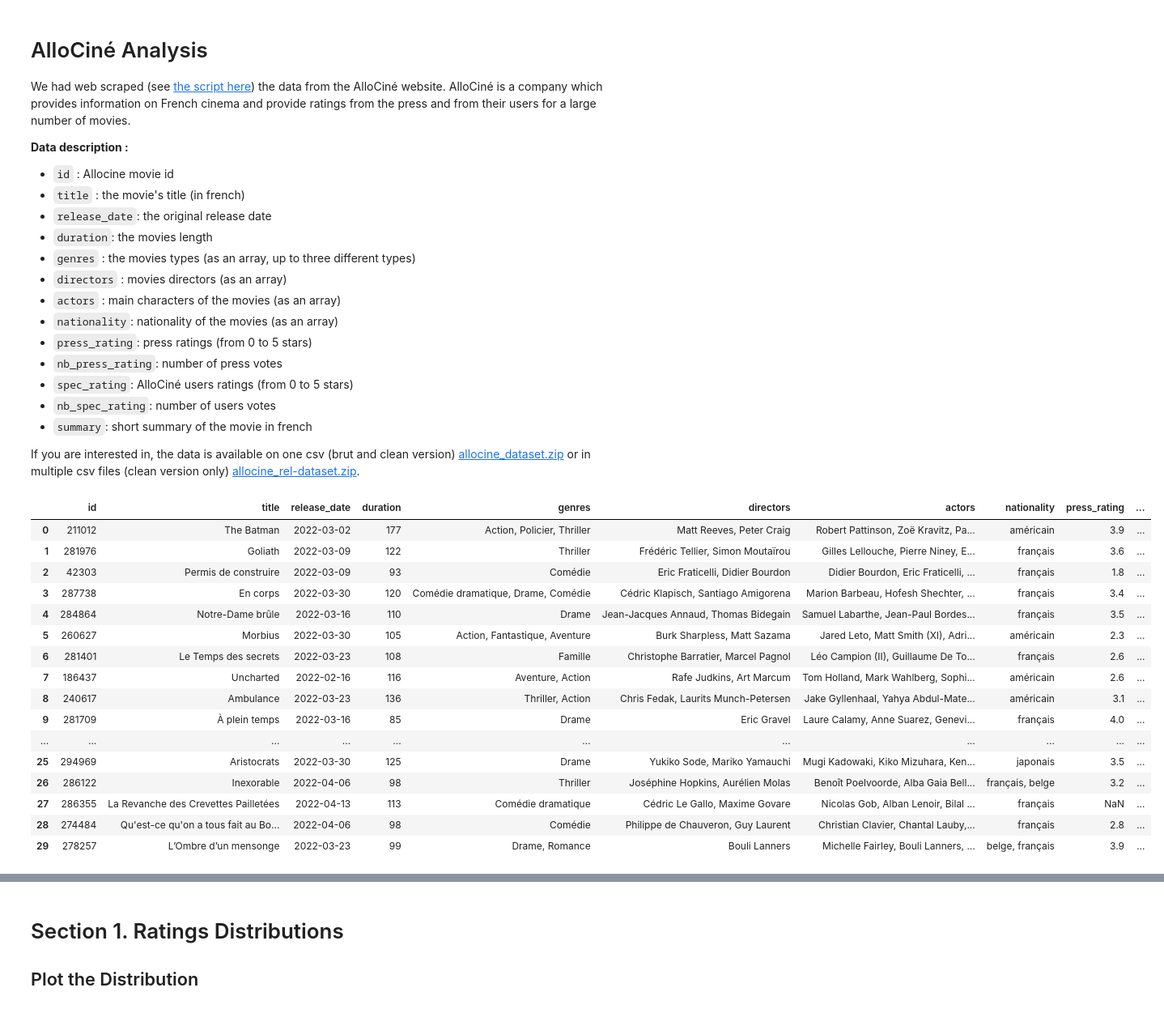
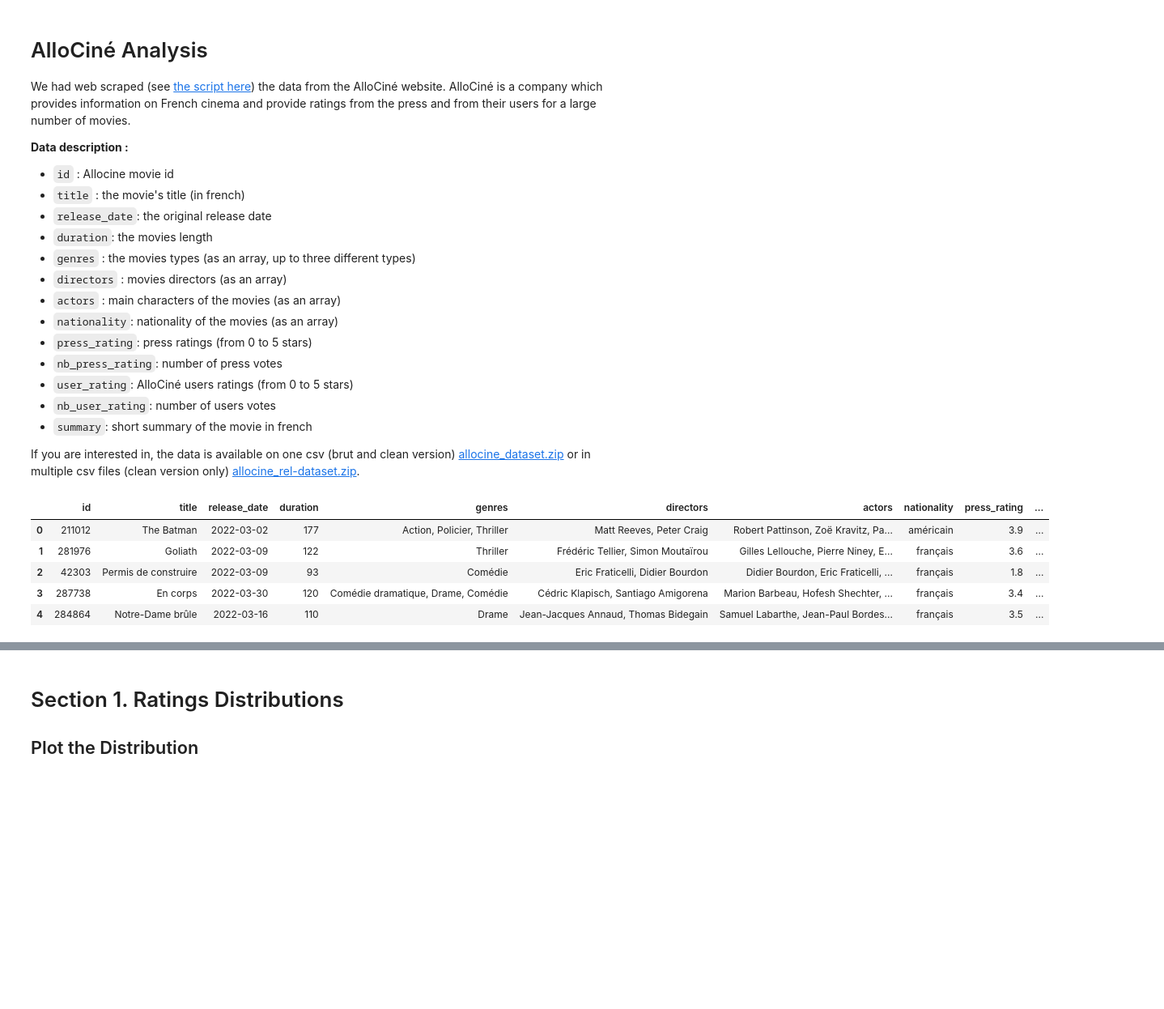
Before and after one commit to Bastien-LDC/Allocine-project, a Jupyter notebook: Allocine_Analysis.ipynb, the cells around one changed output, grey strips where cells are left out. Shown at 81% size. Saved outputs shown, nothing was run; the diff lists cells and outputs as text; code cells hidden in the pictures; blank space fills up the shorter version.

```diff
--- a/Allocine_Analysis.ipynb
+++ b/Allocine_Analysis.ipynb
@@ -15,8 +15,8 @@ We had web scraped (see [the script here](https://github.com/Bastien-LDC/Allocin
 - `nationality`: nationality of the movies (as an array)
 - `press_rating`: press ratings (from 0 to 5 stars)
 - `nb_press_rating`: number of press votes
-- `spec_rating`:  AlloCiné users ratings (from 0 to 5 stars)
-- `nb_spec_rating`: number of users votes
+- `user_rating`:  AlloCiné users ratings (from 0 to 5 stars)
+- `nb_user_rating`: number of users votes
 - `summary`: short summary of the movie in french
 
 If you are interested in, the data is available on one csv (brut and clean version) [allocine_dataset.zip](http://olivier-maillot.fr/wp-content/uploads/2017/08/allocine_dataset.zip) or in multiple csv files (clean version only) [allocine_rel-dataset.zip](http://olivier-maillot.fr/wp-content/uploads/2017/08/allocine_rel-dataset.zip).
@@ -30,38 +30,17 @@ import seaborn as sns
 %matplotlib inline
 # %%
 # Load the csv
-cols = ["id",
-        "title",
-        "release_date",
-        "duration",
-        "genres",
-        "directors",
-        "actors",
-        "nationality",
-        "press_rating",
-        "nb_press_rating",
-        "spec_rating",
-        "nb_spec_rating",
-        "summary",
-    ]
-allocine = pd.read_csv("allocine_movies.csv", usecols=cols)
+allocine = pd.read_csv("allocine_movies.csv", index_col=0)
+cols = allocine.columns
+# %%
+# Rename (nb_)spec_rating to (nb_)user_rating
+allocine.rename(columns={'spec_rating':'user_rating', 'nb_spec_rating':'nb_user_rating'}, inplace=True)
 # %%
-allocine
+allocine.head()
 # %% [output]
 |  | id | title | release_date | duration | genres | directors | actors | nationality | press_rating | ... |
 | 0 | 211012 | The Batman | 2022-03-02 | 177 | Action, Policier, Thriller | Matt Reeves, Peter Craig | Robert Pattinson, Zoë Kravitz, Pa... | américain | 3.9 | ... |
 | 1 | 281976 | Goliath | 2022-03-09 | 122 | Thriller | Frédéric Tellier, Simon Moutaïrou | Gilles Lellouche, Pierre Niney, E... | français | 3.6 | ... |
 | 2 | 42303 | Permis de construire | 2022-03-09 | 93 | Comédie | Eric Fraticelli, Didier Bourdon | Didier Bourdon, Eric Fraticelli, ... | français | 1.8 | ... |
 | 3 | 287738 | En corps | 2022-03-30 | 120 | Comédie dramatique, Drame, Comédie | Cédric Klapisch, Santiago Amigorena | Marion Barbeau, Hofesh Shechter, ... | français | 3.4 | ... |
 | 4 | 284864 | Notre-Dame brûle | 2022-03-16 | 110 | Drame | Jean-Jacques Annaud, Thomas Bidegain | Samuel Labarthe, Jean-Paul Bordes... | français | 3.5 | ... |
-| 5 | 260627 | Morbius | 2022-03-30 | 105 | Action, Fantastique, Aventure | Burk Sharpless, Matt Sazama | Jared Leto, Matt Smith (XI), Adri... | américain | 2.3 | ... |
-| 6 | 281401 | Le Temps des secrets | 2022-03-23 | 108 | Famille | Christophe Barratier, Marcel Pagnol | Léo Campion (II), Guillaume De To... | français | 2.6 | ... |
-| 7 | 186437 | Uncharted | 2022-02-16 | 116 | Aventure, Action | Rafe Judkins, Art Marcum | Tom Holland, Mark Wahlberg, Sophi... | américain | 2.6 | ... |
-| 8 | 240617 | Ambulance | 2022-03-23 | 136 | Thriller, Action | Chris Fedak, Laurits Munch-Petersen | Jake Gyllenhaal, Yahya Abdul-Mate... | américain | 3.1 | ... |
-| 9 | 281709 | À plein temps | 2022-03-16 | 85 | Drame | Eric Gravel | Laure Calamy, Anne Suarez, Genevi... | français | 4.0 | ... |
-| ... | ... | ... | ... | ... | ... | ... | ... | ... | ... | ... |
-| 25 | 294969 | Aristocrats | 2022-03-30 | 125 | Drame | Yukiko Sode, Mariko Yamauchi | Mugi Kadowaki, Kiko Mizuhara, Ken... | japonais | 3.5 | ... |
-| 26 | 286122 | Inexorable | 2022-04-06 | 98 | Thriller | Joséphine Hopkins, Aurélien Molas | Benoît Poelvoorde, Alba Gaia Bell... | français, belge | 3.2 | ... |
-| 27 | 286355 | La Revanche des Crevettes Pailletées | 2022-04-13 | 113 | Comédie dramatique | Cédric Le Gallo, Maxime Govare | Nicolas Gob, Alban Lenoir, Bilal ... | français | NaN | ... |
-| 28 | 274484 | Qu'est-ce qu'on a tous fait au Bo... | 2022-04-06 | 98 | Comédie | Philippe de Chauveron, Guy Laurent | Christian Clavier, Chantal Lauby,... | français | 2.8 | ... |
-| 29 | 278257 | L’Ombre d’un mensonge | 2022-03-23 | 99 | Drame, Romance | Bouli Lanners | Michelle Fairley, Bouli Lanners, ... | belge, français | 3.9 | ... |
```
Also changed, not shown: parts of 13 cells of this notebook, 3 other files.
